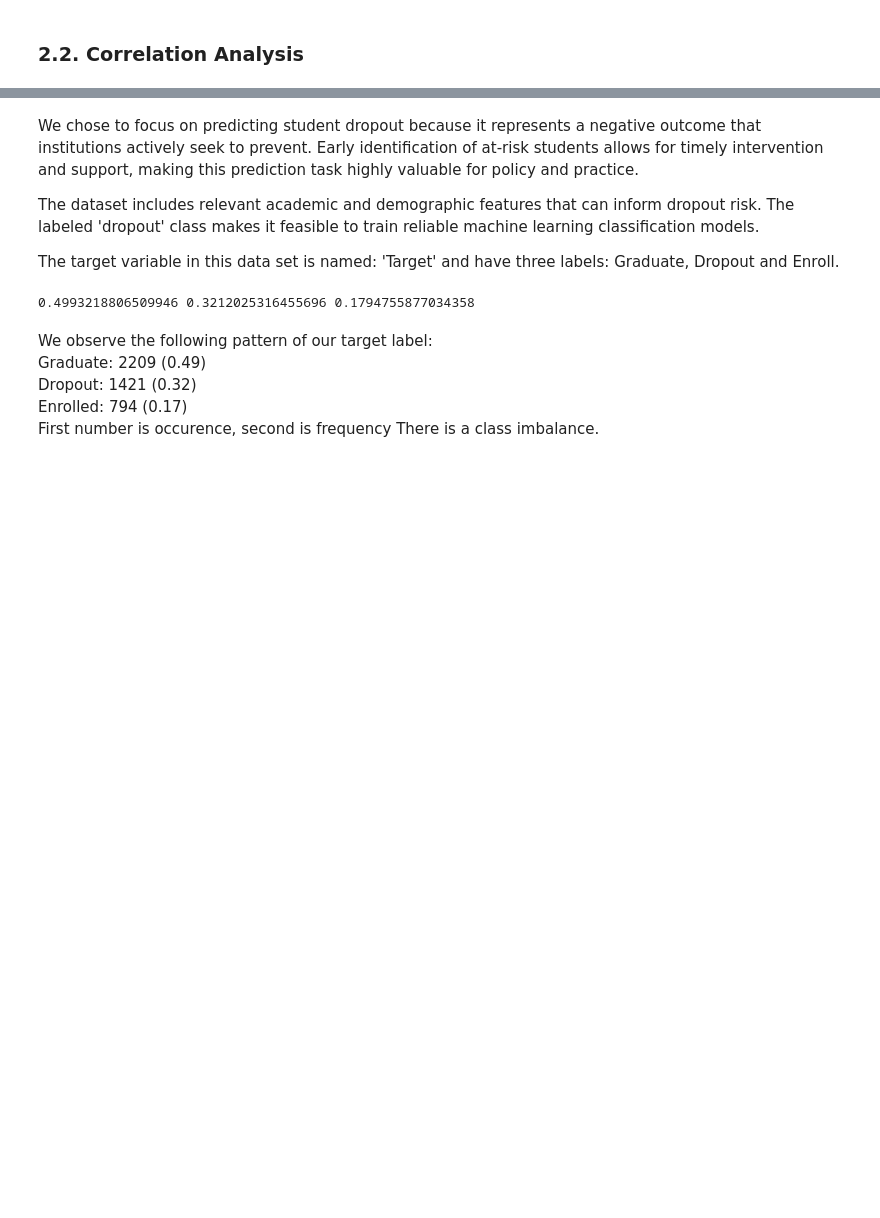
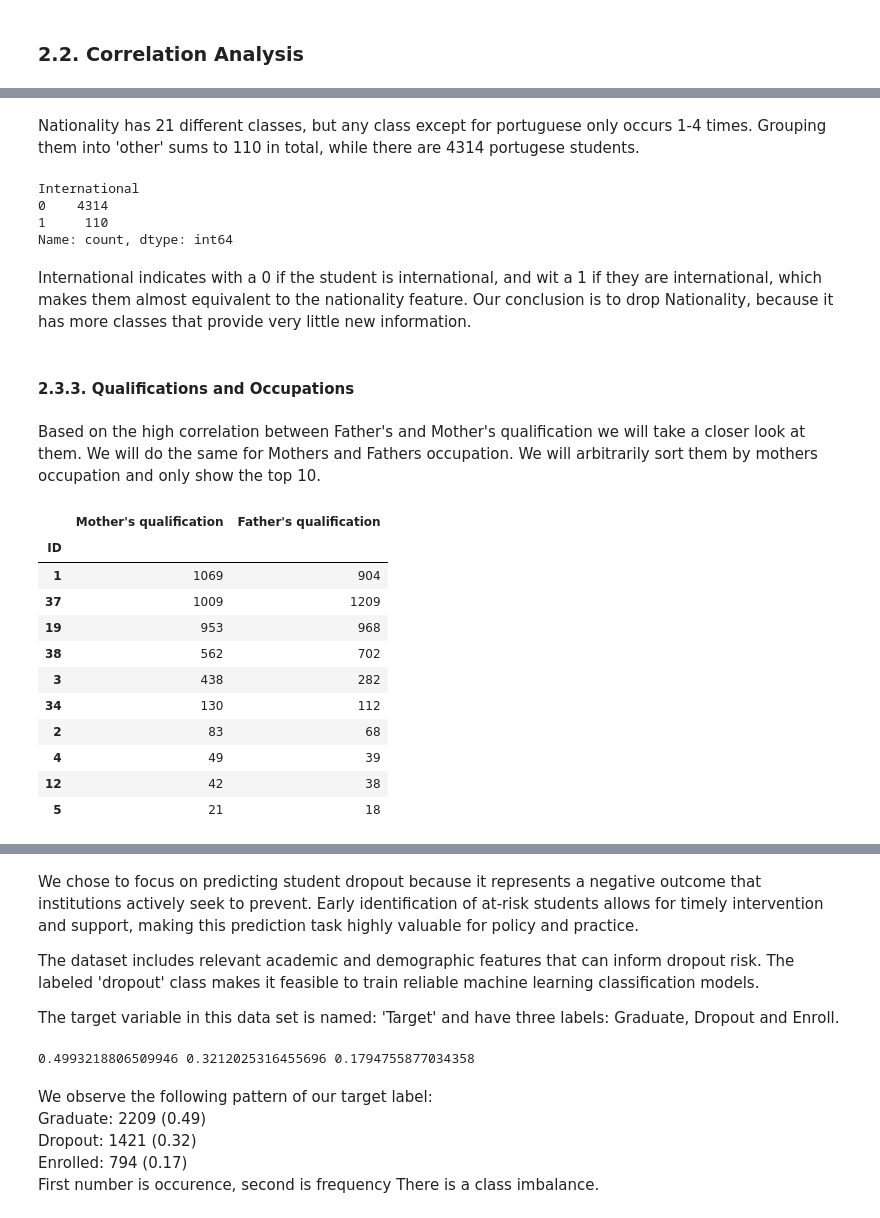
Before and after one commit to toschka123/Student_Dropout, a Jupyter notebook: ML_Project.ipynb, the cells around one changed output, grey strips where cells are left out. Saved outputs shown, nothing was run; the diff lists cells and outputs as text; code cells hidden in the pictures; blank space fills up the shorter version.

```diff
--- a/ML_Project.ipynb
+++ b/ML_Project.ipynb
@@ -472,0 +422,47 @@ Name: count, dtype: int64
+# %% [markdown]
+Nationality has 21 different classes, but any class except for portuguese only occurs 1-4 times. Grouping them into 'other' sums to 110 in total, while there are 4314 portugese students.
+# %%
+data.value_counts("International")
+# %% [output]
+International
+0    4314
+1     110
+Name: count, dtype: int64
+# %% [markdown]
+International indicates with a 0 if the student is international, and wit a 1 if they are international, which makes them almost equivalent to the nationality feature.
+Our conclusion is to drop Nationality, because it has more classes that provide very little new information.
+# %% [markdown]
+#### 2.3.3. Qualifications and Occupations
+# %% [markdown]
+Based on the high correlation between Father's and Mother's qualification we will take a closer look at them. We will do the same for Mothers and Fathers occupation.
+We will arbitrarily sort them by mothers occupation and only show the top 10.
+# %%
+# Create a DataFrame with value counts for the two columns
+mothers_qual = data["Mother's qualification"].value_counts()
+fathers_qual = data["Father's qualification"].value_counts()
+mothers_qual.index.name = 'ID'
+# Show only the top 10 for each qualification
+
+fathers_qual.index.name = 'ID'
+
+
+qual_table = pd.DataFrame({
+    "Mother's qualification": mothers_qual,
+    "Father's qualification": fathers_qual,
+}).fillna(0).astype(int)
+
+qual_table.sort_values(by="Mother's qualification", ascending=False, inplace=True)
+qual_table.head(10)
+# %% [output]
+|  | Mother's qualification | Father's qualification |
+| ID |  |  |
+| 1 | 1069 | 904 |
+| 37 | 1009 | 1209 |
+| 19 | 953 | 968 |
+| 38 | 562 | 702 |
+| 3 | 438 | 282 |
+| 34 | 130 | 112 |
+| 2 | 83 | 68 |
+| 4 | 49 | 39 |
+| 12 | 42 | 38 |
+| 5 | 21 | 18 |
```
Also changed, not shown: parts of 94 cells of this notebook.
